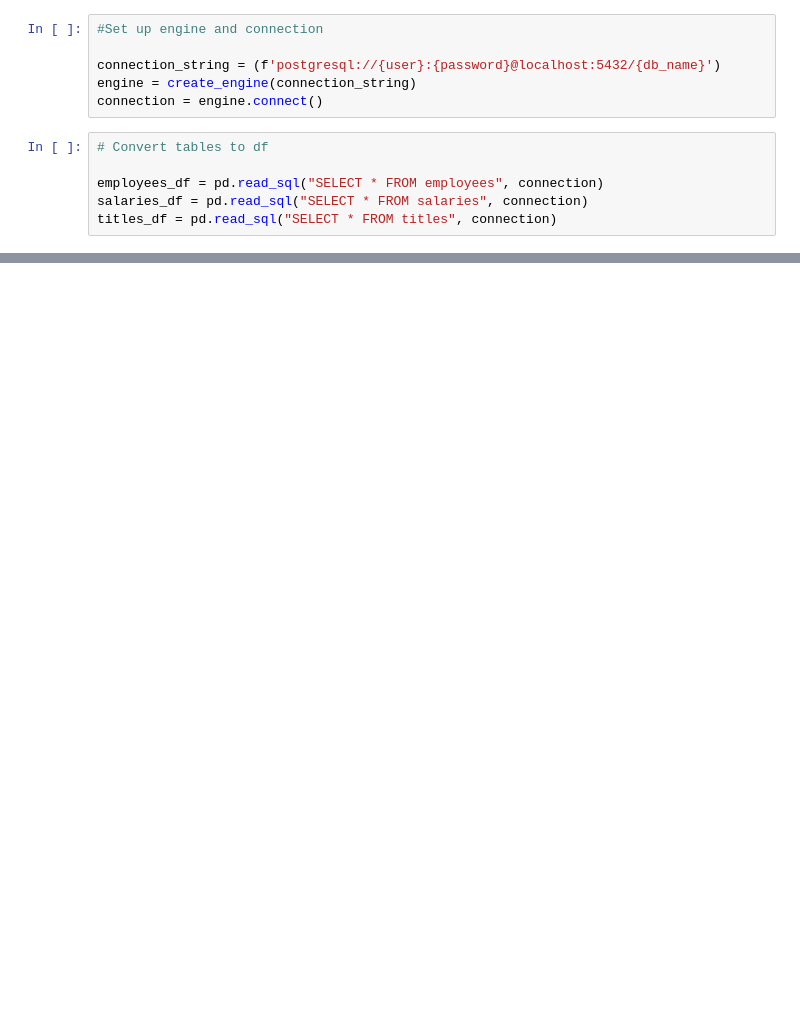
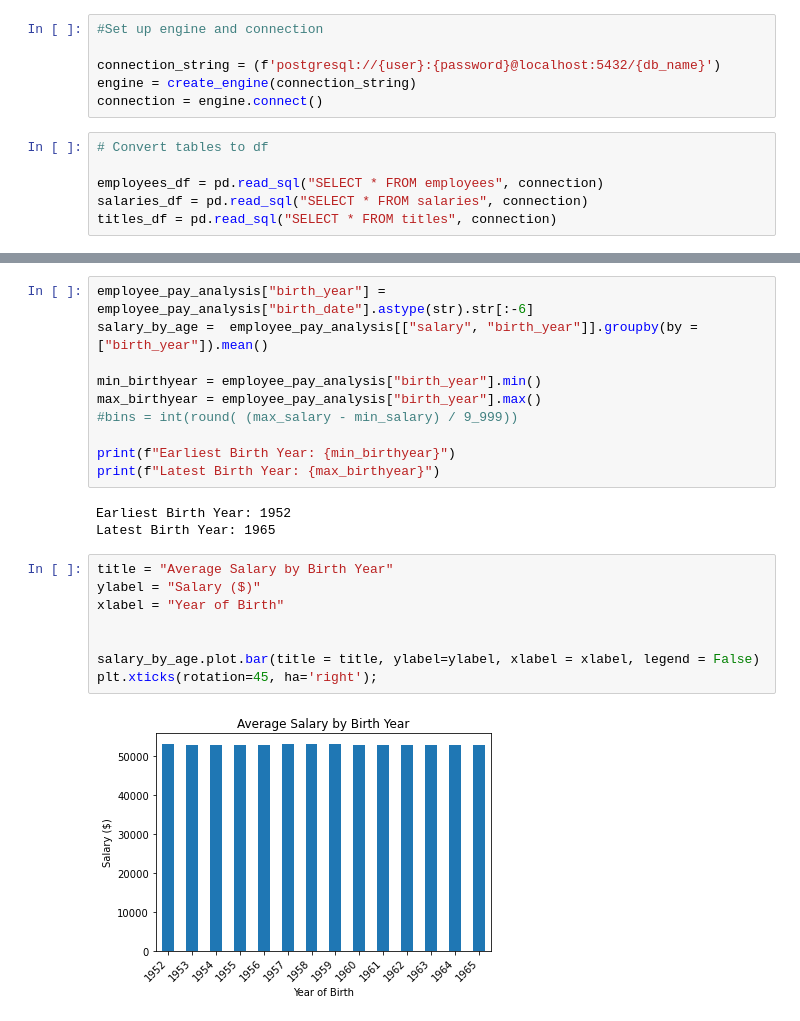
Before and after one commit to emeralddawns/SQL-Queries-Examples, a Jupyter notebook: EmployeeSQL/Bonus.ipynb, the cells around one changed output, grey strips where cells are left out. Cells and saved outputs as stored; diff of their text form; blank space fills up the shorter version.

```diff
--- a/EmployeeSQL/Bonus.ipynb
+++ b/EmployeeSQL/Bonus.ipynb
@@ -26,0 +107,23 @@ titles_df = pd.read_sql("SELECT * FROM titles", connection)
+# %%
+employee_pay_analysis["birth_year"] = employee_pay_analysis["birth_date"].astype(str).str[:-6]
+salary_by_age =  employee_pay_analysis[["salary", "birth_year"]].groupby(by = ["birth_year"]).mean()
+
+min_birthyear = employee_pay_analysis["birth_year"].min()
+max_birthyear = employee_pay_analysis["birth_year"].max()
+#bins = int(round( (max_salary - min_salary) / 9_999))
+
+print(f"Earliest Birth Year: {min_birthyear}")
+print(f"Latest Birth Year: {max_birthyear}")
+# %% [output]
+Earliest Birth Year: 1952
+Latest Birth Year: 1965
+# %%
+title = "Average Salary by Birth Year"
+ylabel = "Salary ($)"
+xlabel = "Year of Birth"
+
+
+salary_by_age.plot.bar(title = title, ylabel=ylabel, xlabel = xlabel, legend = False)
+plt.xticks(rotation=45, ha='right');
+# %% [output]
+[figure, added]
```
Also changed, not shown: parts of 12 cells of this notebook, 1 other file.
